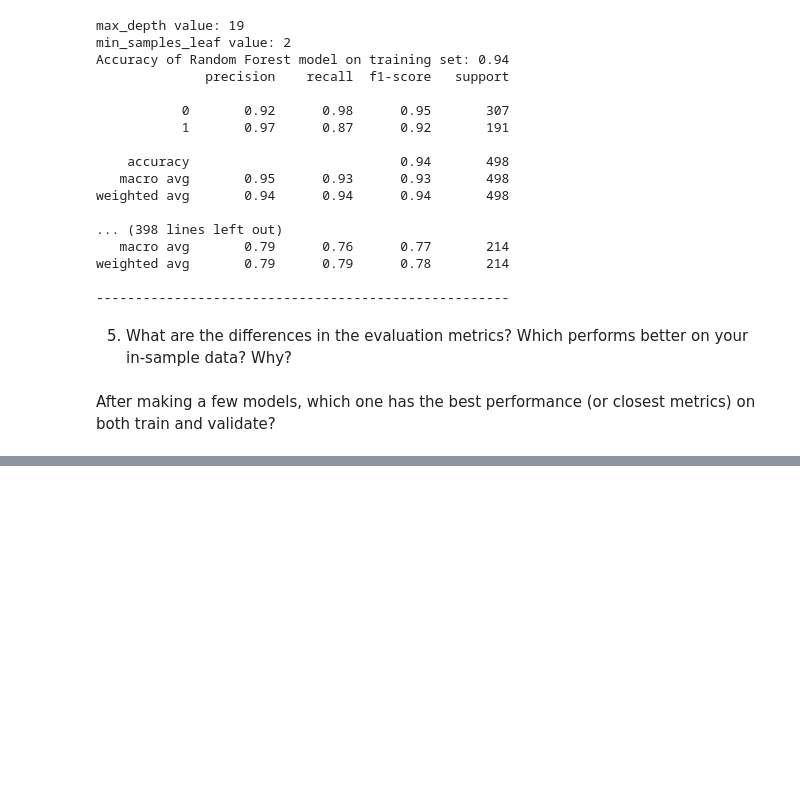
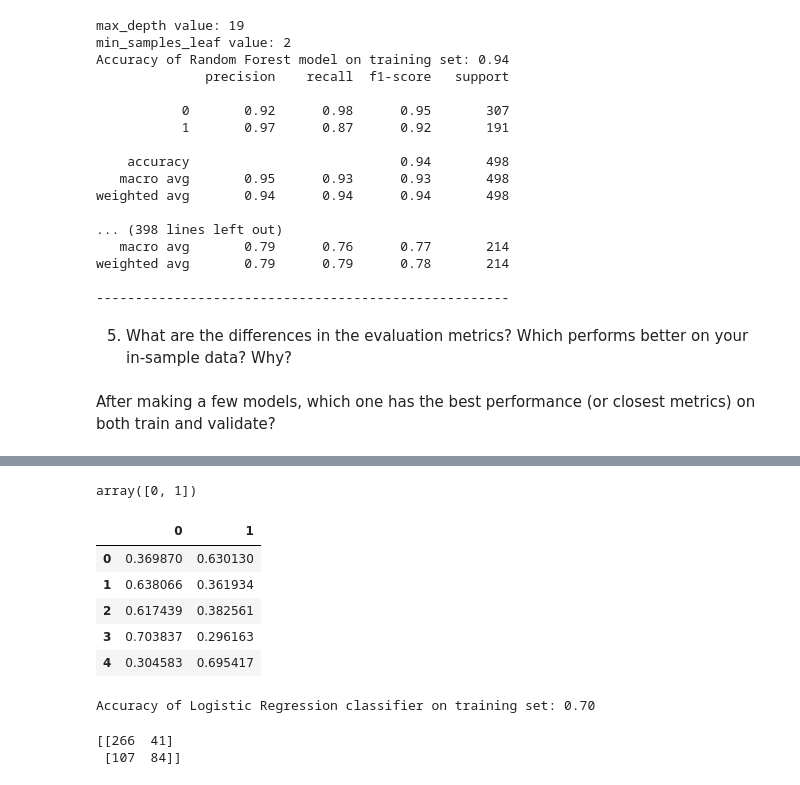
Before and after one commit to david-rodriguez-siller/classification-exercises, a Jupyter notebook: model.ipynb, the cells around one changed output, grey strips where cells are left out. Drawn from its saved outputs; the diff is of its cells as text; code cells hidden in the pictures; blank space fills up the shorter version.

```diff
--- a/model.ipynb
+++ b/model.ipynb
@@ -413,0 +806,15 @@ After making a few models, which one has the best performance (or closest metric
+# %%
+#split titanic
+train, test = train_test_split(titanic, test_size = .2, random_state=123, stratify=titanic.survived)
+train, validate = train_test_split(train, test_size=.3, random_state=123, stratify=train.survived)
+# %%
+X_train = train.drop(columns=['survived'])
+y_train = train.survived
+
+X_validate = validate.drop(columns=['survived'])
+y_validate = validate.survived
+
+X_test = test.drop(columns=['survived'])
+y_test = test.survived
+# %%
+logit = LogisticRegression(C = 1, random_state = 123)
@@ -413,0 +852,24 @@ After making a few models, which one has the best performance (or closest metric
+# %%
+logit.classes_
+# %% [output]
+array([0, 1])
+# %%
+y_pred_proba = logit.predict_proba(X_train)
+y_pred_proba = pd.DataFrame(y_pred_proba, columns = [0, 1])
+y_pred_proba.head()
+# %% [output]
+|  | 0 | 1 |
+| 0 | 0.369870 | 0.630130 |
+| 1 | 0.638066 | 0.361934 |
+| 2 | 0.617439 | 0.382561 |
+| 3 | 0.703837 | 0.296163 |
+| 4 | 0.304583 | 0.695417 |
+# %%
+print('Accuracy of Logistic Regression classifier on training set: {:.2f}'.format(logit.score(X_train, y_train)))
+# %% [output]
+Accuracy of Logistic Regression classifier on training set: 0.70
+# %%
+print(confusion_matrix(y_train, y_pred))
+# %% [output]
+[[266  41]
+ [107  84]]
```
Also changed, not shown: parts of 122 cells of this notebook, 3 other files.
